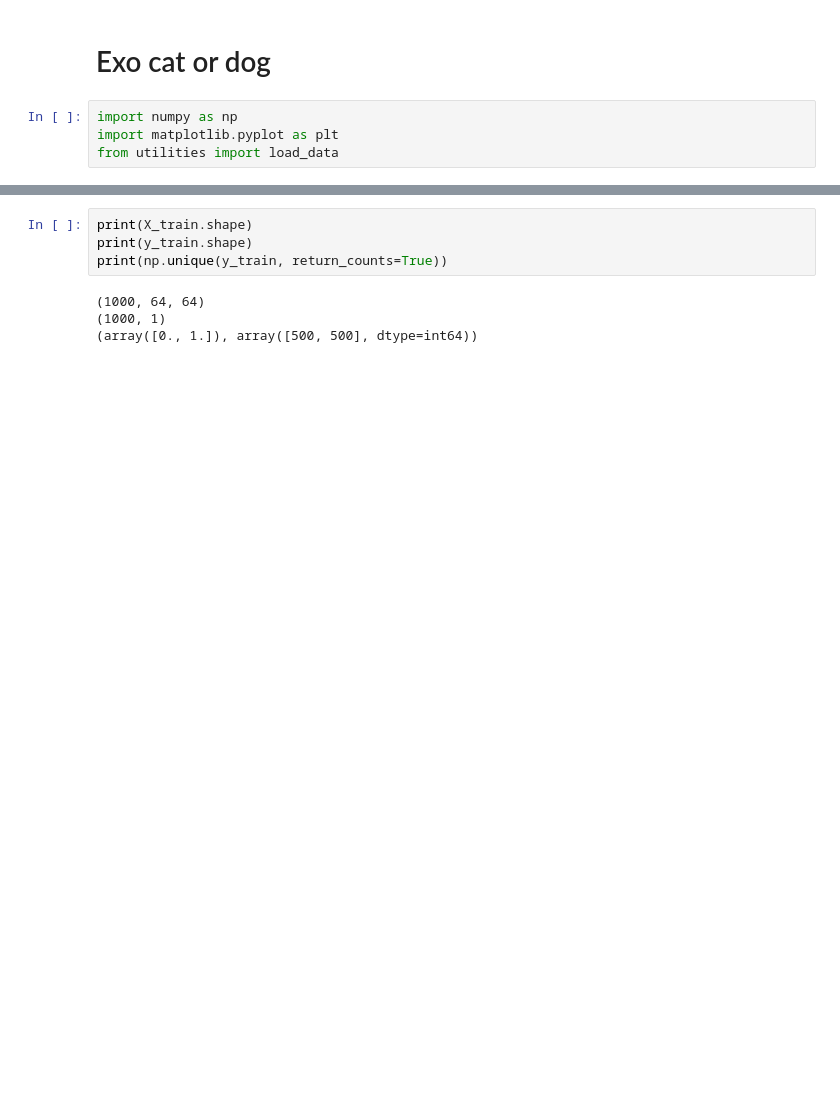
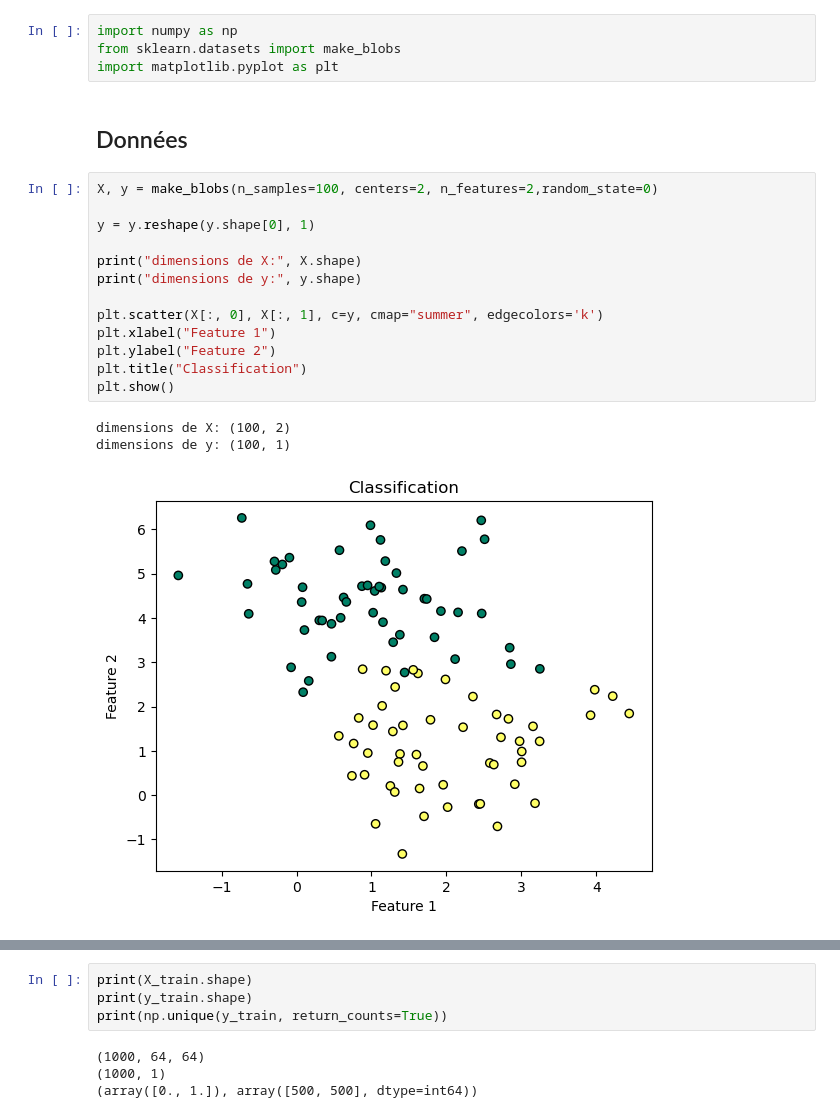
Before and after one commit to NovaStarmax/ml_training, a Jupyter notebook: deep_learning/cat_or_dog.ipynb, the cells around one changed output, grey strips where cells are left out. Saved outputs shown, nothing was run; the diff lists cells and outputs as text; blank space fills up the shorter version.

```diff
--- a/deep_learning/exo_cat_dog.ipynb
+++ b/deep_learning/cat_or_dog.ipynb
@@ -1,6 +1,23 @@
-# %% [markdown]
-# Exo cat or dog
 # %%
 import numpy as np
+from sklearn.datasets import make_blobs
 import matplotlib.pyplot as plt
-from utilities import load_data
+# %% [markdown]
+## Données
+# %%
+X, y = make_blobs(n_samples=100, centers=2, n_features=2,random_state=0)
+
+y = y.reshape(y.shape[0], 1)
+
+print("dimensions de X:", X.shape)
+print("dimensions de y:", y.shape)
+
+plt.scatter(X[:, 0], X[:, 1], c=y, cmap="summer", edgecolors='k')
+plt.xlabel("Feature 1")
+plt.ylabel("Feature 2")
+plt.title("Classification")
+plt.show()
+# %% [output]
+dimensions de X: (100, 2)
+dimensions de y: (100, 1)
+[figure, added]
```
Also changed, not shown: parts of 24 cells of this notebook, 3 other files.
